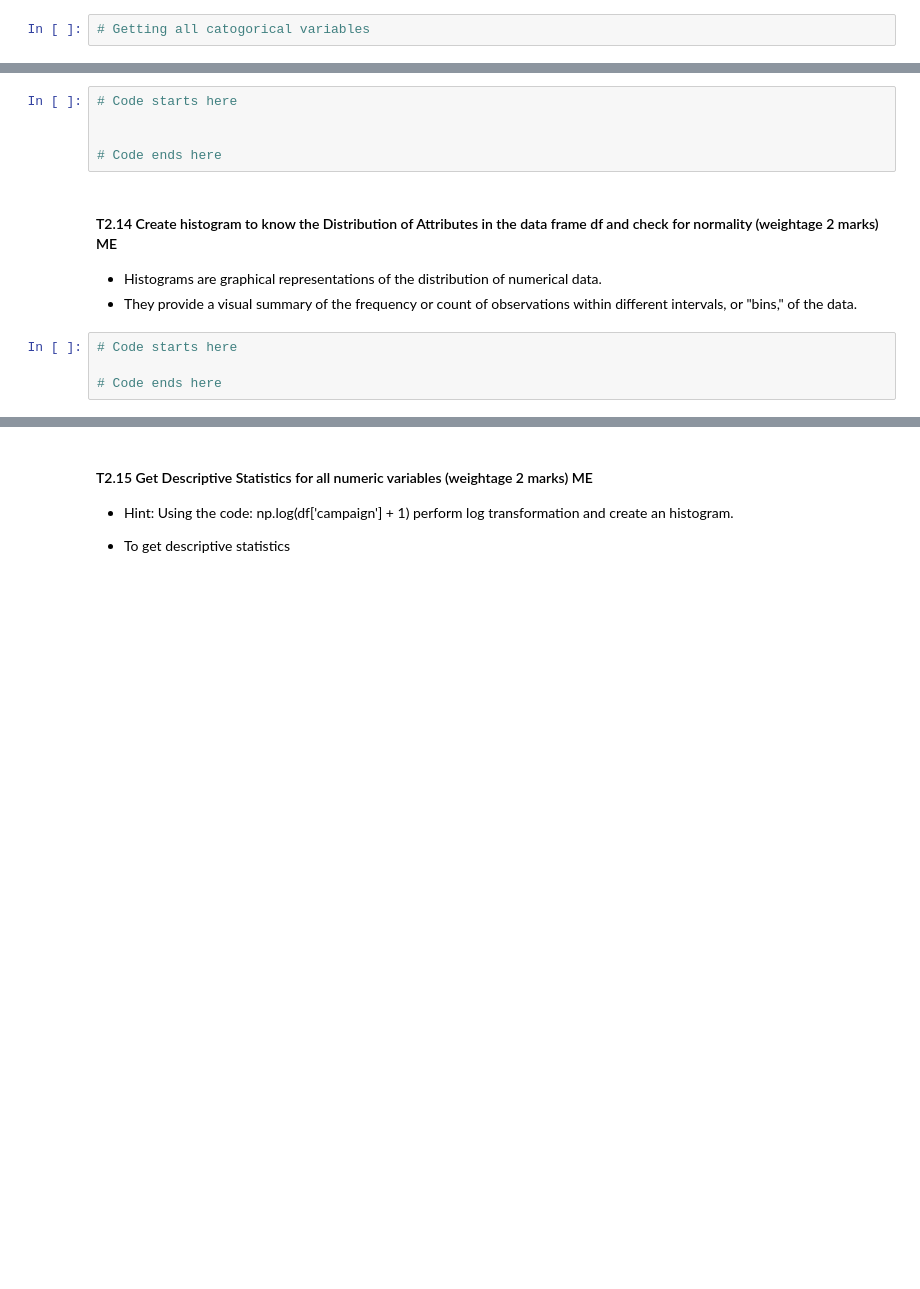
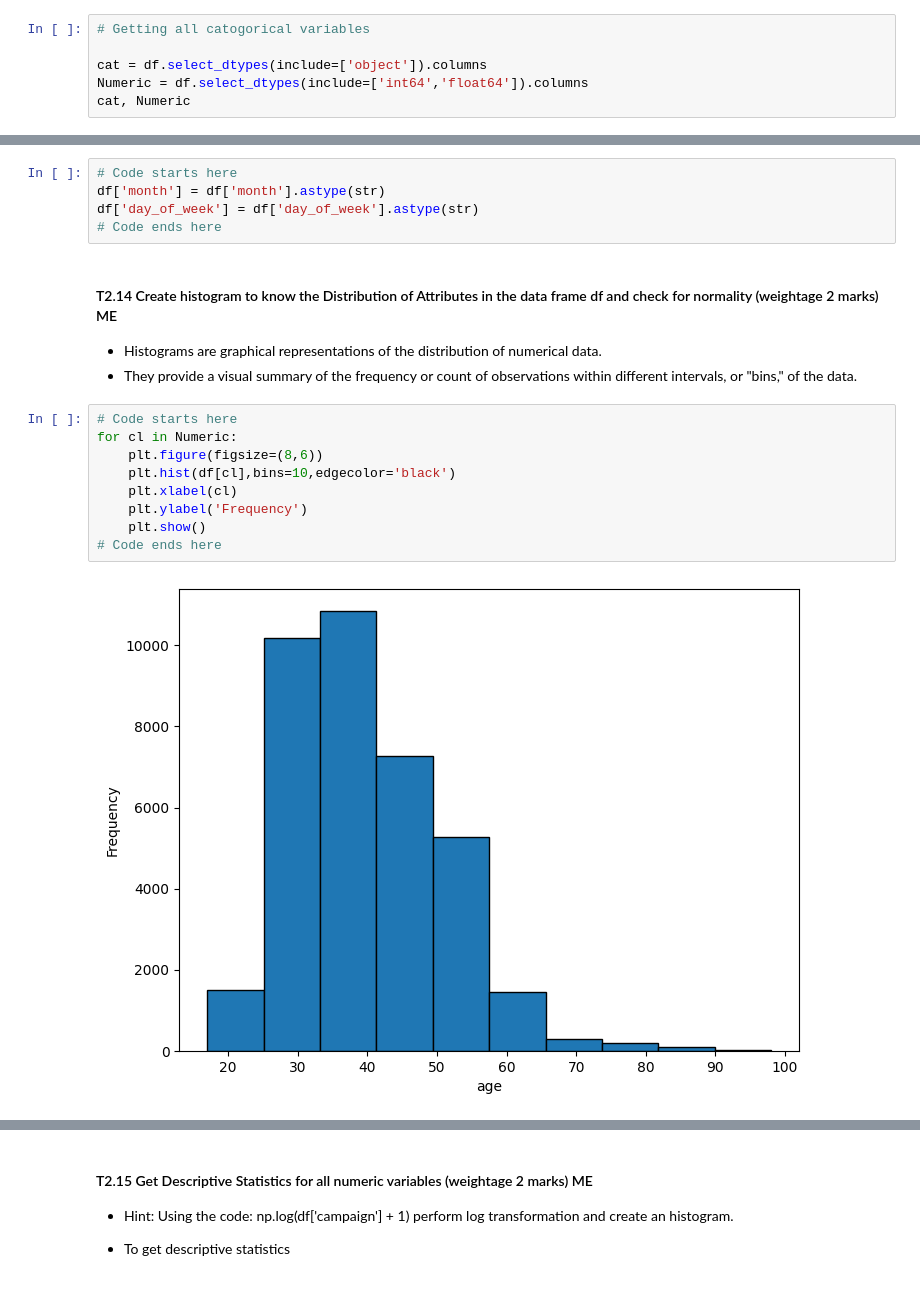
Before and after one commit to talwargit/classification_ml_model, a Jupyter notebook: Assessment.ipynb, the cells around one changed output, grey strips where cells are left out. Cells and saved outputs as stored; diff of their text form; blank space fills up the shorter version.

```diff
--- a/Assessment.ipynb
+++ b/Assessment.ipynb
@@ -987,3 +997,7 @@ df['y'].value_counts()
 - Numeric variables are quantitative variables that represent numerical values.
 # %%
 # Getting all catogorical variables
+
+cat = df.select_dtypes(include=['object']).columns
+Numeric = df.select_dtypes(include=['int64','float64']).columns
+cat, Numeric
@@ -1010,8 +1041,8 @@ import matplotlib.pyplot as plt
 - This conversion is useful when treating these columns as categorical variables or when the values represent labels rather than numeric quantities.
 # %%
 # Code starts here
-
-
+df['month'] = df['month'].astype(str)
+df['day_of_week'] = df['day_of_week'].astype(str)
 # Code ends here
 # %% [markdown]
 #### T2.14	Create histogram to know the Distribution of Attributes in the data frame df and check for normality (weightage 2 marks) ME
@@ -1020,5 +1051,12 @@ import matplotlib.pyplot as plt
 - They provide a visual summary of the frequency or count of observations within different intervals, or "bins," of the data.
 # %%
 # Code starts here
-
+for cl in Numeric:
+    plt.figure(figsize=(8,6))
+    plt.hist(df[cl],bins=10,edgecolor='black')
+    plt.xlabel(cl)
+    plt.ylabel('Frequency')
+    plt.show()
 # Code ends here
+# %% [output]
+[figure, added]
```
Also changed, not shown: parts of 12 cells of this notebook.
